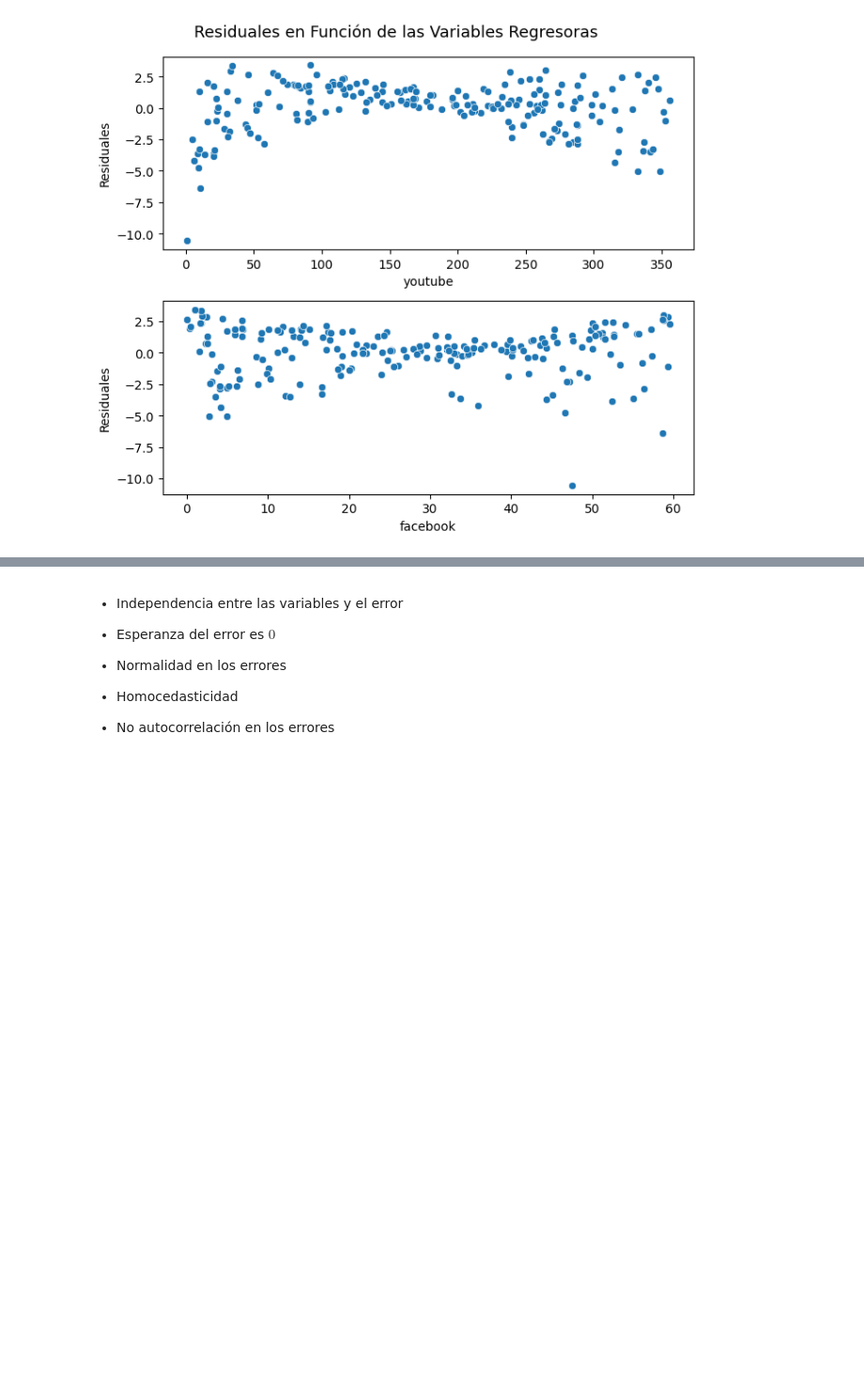
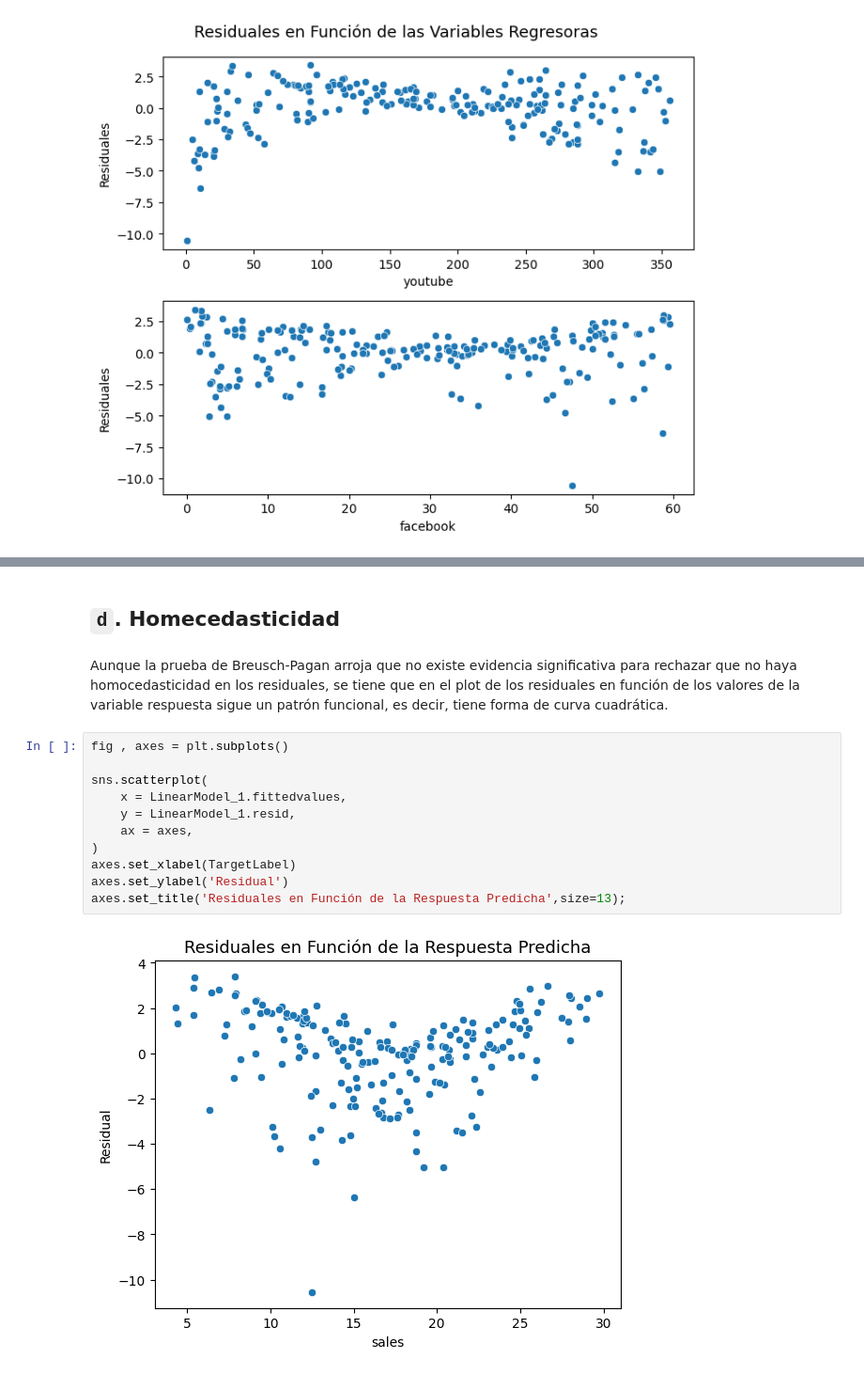
Before and after one commit to alexisuaguilaru/EstadisticaMultivariada, a Jupyter notebook: RegresionMultiple/Ejercicios/Ejercicio_06.ipynb, the cells around one changed output, grey strips where cells are left out. Shown at 94% size. Saved outputs shown, nothing was run; the diff lists cells and outputs as text; blank space fills up the shorter version.

Commit message:
MOD at ejercicio 2.7.6 para añadir verificación de los demás supuestos

```diff
--- a/RegresionMultiple/Ejercicios/Ejercicio_06.ipynb
+++ b/RegresionMultiple/Ejercicios/Ejercicio_06.ipynb
@@ -193,11 +196,18 @@ Text(0, 0.5, 'Valores Estimados')
 [figure]
-# %% [markdown]
-
-
-* Independencia entre las variables y el error
-
-* Esperanza del error es $0$
-* Normalidad en los errores
-* Homocedasticidad
-
-* No autocorrelación en los errores
+# %% [markdown]
+## `d`. Homecedasticidad
+# %% [markdown]
+Aunque la prueba de Breusch-Pagan arroja que no existe evidencia significativa para rechazar que no haya homocedasticidad en los residuales, se tiene que en el plot de los residuales en función de los valores de la variable respuesta sigue un patrón funcional, es decir, tiene forma de curva cuadrática.
+# %%
+fig , axes = plt.subplots()
+
+sns.scatterplot(
+    x = LinearModel_1.fittedvalues,
+    y = LinearModel_1.resid,
+    ax = axes,
+)
+axes.set_xlabel(TargetLabel)
+axes.set_ylabel('Residual')
+axes.set_title('Residuales en Función de la Respuesta Predicha',size=13);
+# %% [output]
+[figure, added]
```
Also changed, not shown: parts of 14 cells of this notebook.
